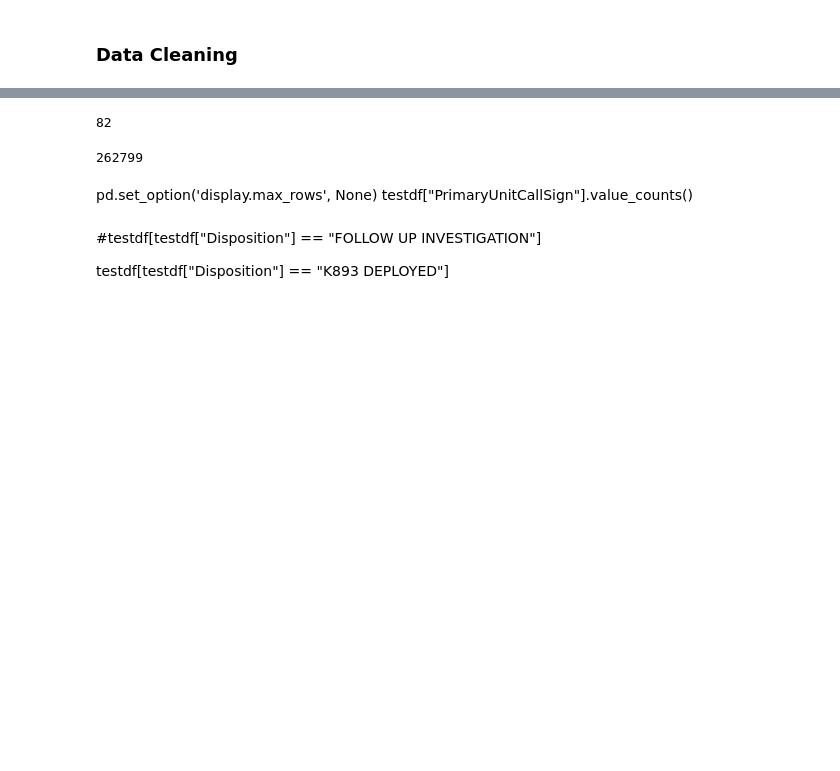
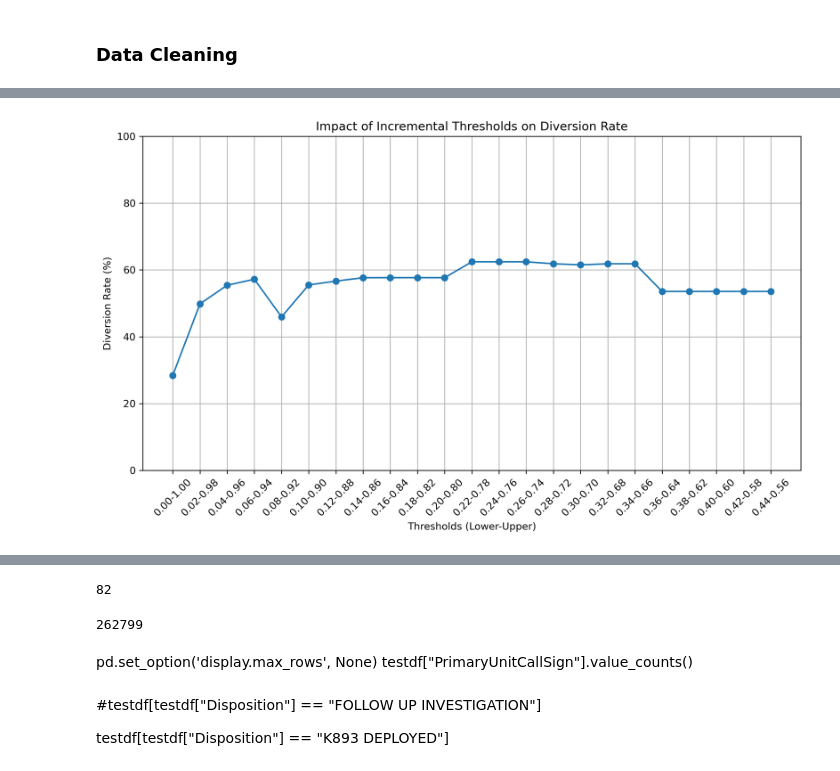
Before and after one commit to Nathan-M-Burton/CAHOOTS_DIVERSIONS, a Jupyter notebook: scratch_notebook.ipynb, the cells around one changed output, grey strips where cells are left out. Saved outputs shown, nothing was run; the diff lists cells and outputs as text; code cells hidden in the pictures; blank space fills up the shorter version.

```diff
--- a/scratch_notebook.ipynb
+++ b/scratch_notebook.ipynb
@@ -6,0 +40,10 @@ CAD_data = pd.read_csv(file_path)
+# %%
+cahoots_identifiers = r"1J77\s*|3J79\s*|3J78\s*|3J77\s*|4J79\s*|3J81\s*|3J76\s*|2J28\s*|2J29\s*|CAHOOT\s*|CAHOT\s*|CAHO\s*"
+CAD_data["primeunit"] = CAD_data["primeunit"].replace(cahoots_identifiers, 'CAHOOT', regex=True)
+CAD_data["parent_call"] = CAD_data["parent_call"].replace(cahoots_identifiers, 'CAHOOT', regex=True)
+
+# Create an identifier for Cahoots involvement
+CAD_data['Cahoots_related'] = ((CAD_data['primeunit'] == '_CAHOOT') | (CAD_data['parent_call'] == '_CAHOOT')).astype(int)
+CAD_data["calltime"] = pd.to_datetime(CAD_data['calltime'], errors='coerce')
+
+CAD_data
@@ -6,0 +100,27 @@ CAD_data = pd.read_csv(file_path)
+# %%
+CAD_data = CAD_data[~CAD_data["yr"].isin([2022, 2023])]
+CAD_data = CAD_data[CAD_data["callsource"] != 'SELF']
+# %%
+def dataset_builder(data, dispatched=False, arrived=False, solo_cahoots=False, time=None):
+    """
+    Parameters:
+    time (list of strings) [start time, end time, time_col]
+
+    """
+    # Apply time range if specified
+    if time:
+        data = filter_df_by_time(data, time[0], time[1], time[2])
+
+    # Dispatched filter is based on "Unit_Dispatched_Time"
+    if dispatched:
+        data = data[data["disp"] == 1]
+
+    # Arrived filter is based on "Call_First_Dispatched_Time"
+    if arrived:
+        data = data[data["arrv"] == 1]
+
+    # Only Include CAHOOTS calls where no other agencies are involved
+    if solo_cahoots:
+        data = data[((data['primeunit'] == '_CAHOOT') & (data['units_dispd'] <=1))]
+
+    return data
@@ -6,0 +243,3 @@ CAD_data = pd.read_csv(file_path)
+# %%
+import matplotlib.pyplot as plt
+plt.rcParams['figure.dpi'] = 300
@@ -6,0 +314,4 @@ CAD_data = pd.read_csv(file_path)
+# %%
+plot_diversion_rate_vs_threshold(dataset_builder(CAD_data, dispatched=True, arrived=True, time=['2017', '2021', 'calltime']),initial_lower=0.0, initial_upper=1.0, step=0.02)
+# %% [output]
+[figure, added]
```
Also changed, not shown: parts of 29 cells of this notebook, 4 other files.
